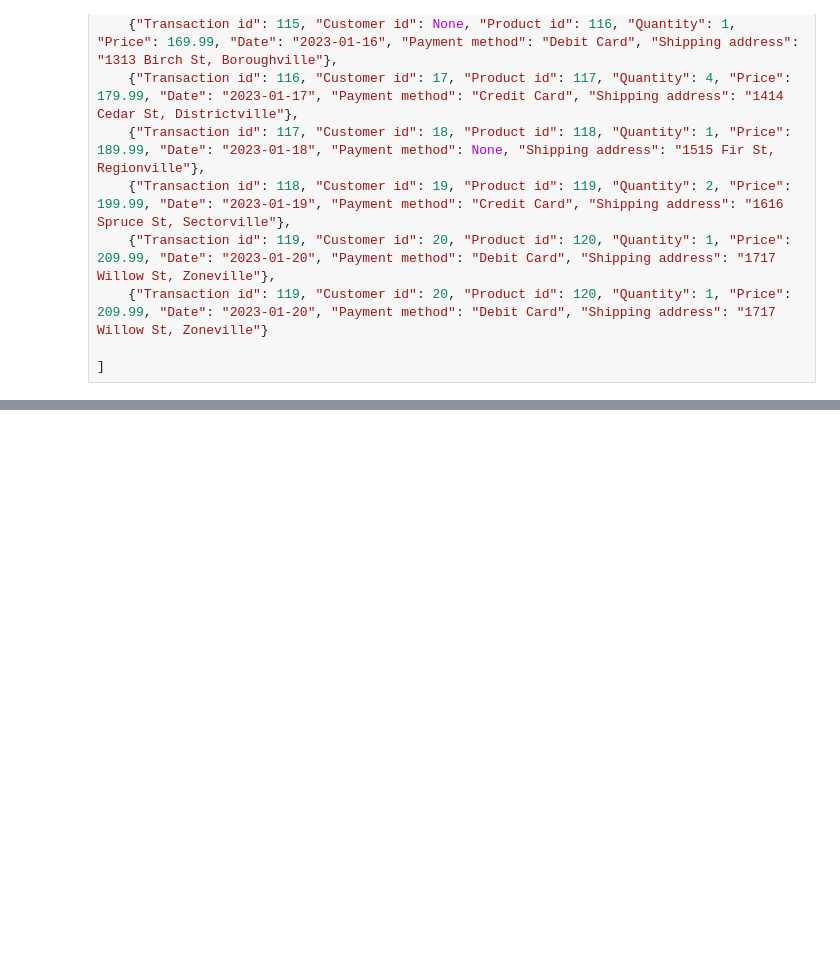
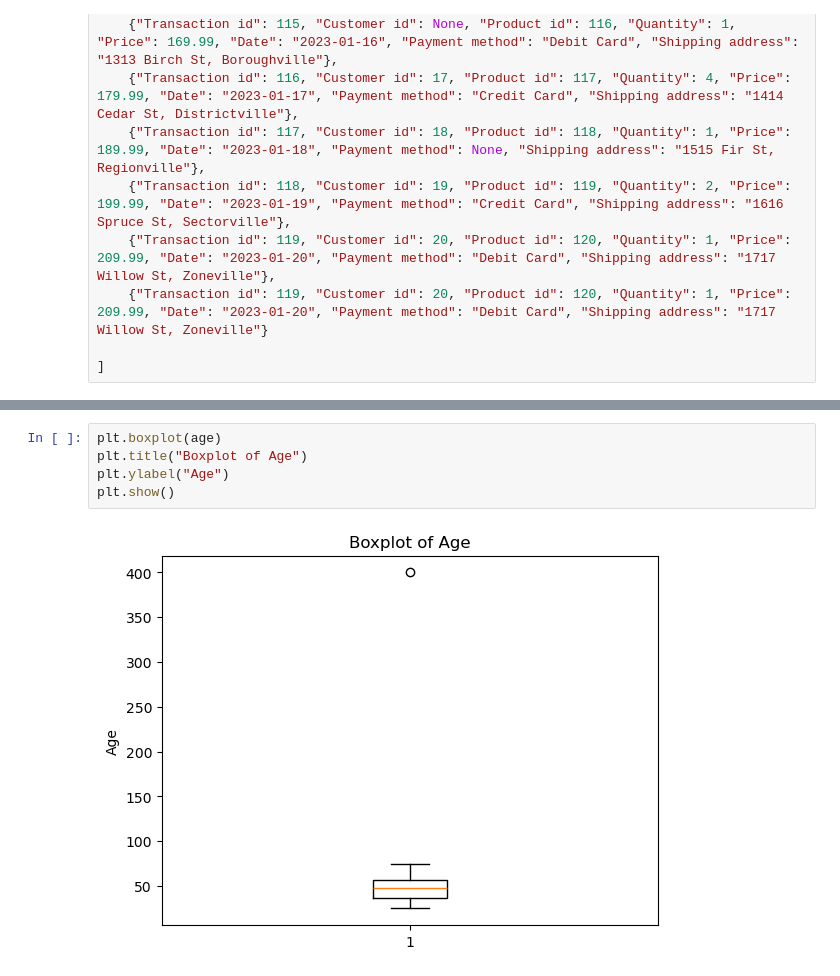
Before and after one commit to devidrees/Codroid-April-Batch, a Jupyter notebook: Day 14 - Data Cleaning.ipynb, the cells around one changed output, grey strips where cells are left out. Drawn from its saved outputs; the diff is of its cells as text; blank space fills up the shorter version.

```diff
--- a/Day 14 - Data Cleaning.ipynb
+++ b/Day 14 - Data Cleaning.ipynb
@@ -29,0 +82,7 @@ data = [
+# %%
+plt.boxplot(age)
+plt.title("Boxplot of Age")
+plt.ylabel("Age")
+plt.show()
+# %% [output]
+[figure, added]
```
Also changed, not shown: parts of 11 cells of this notebook.
